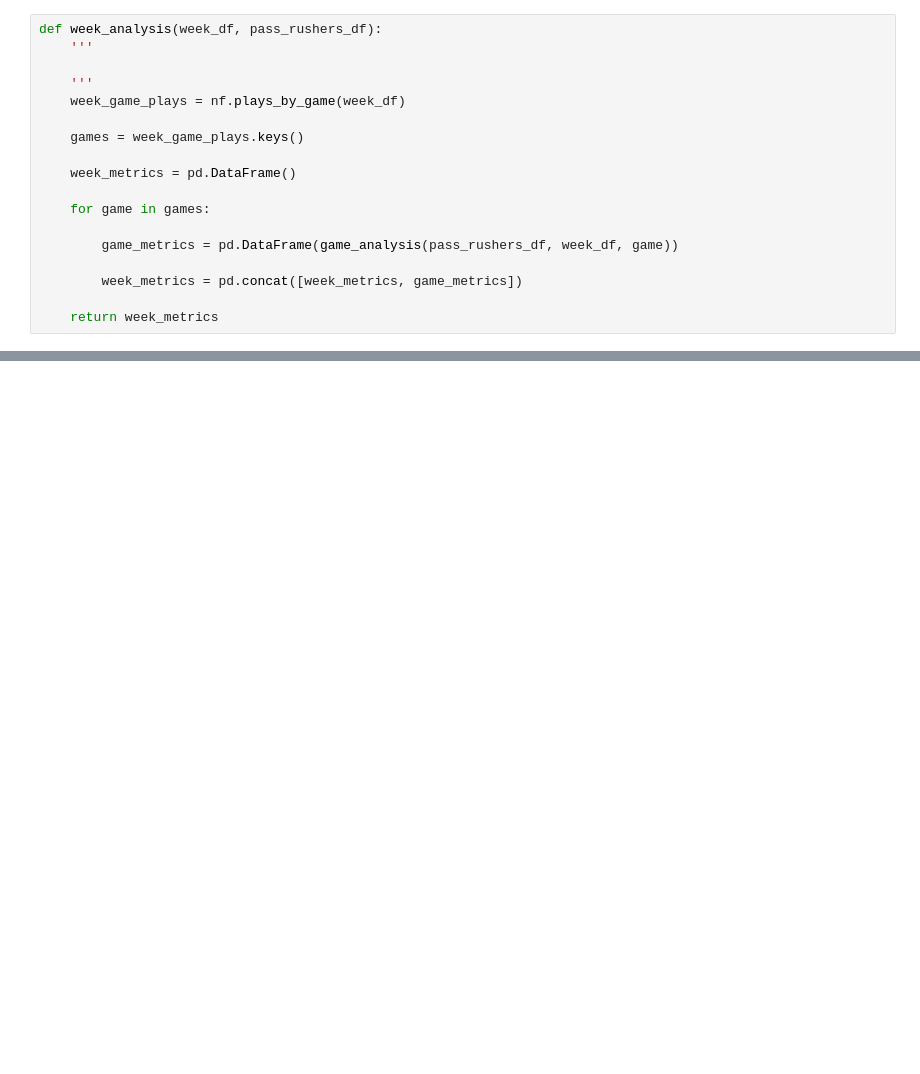
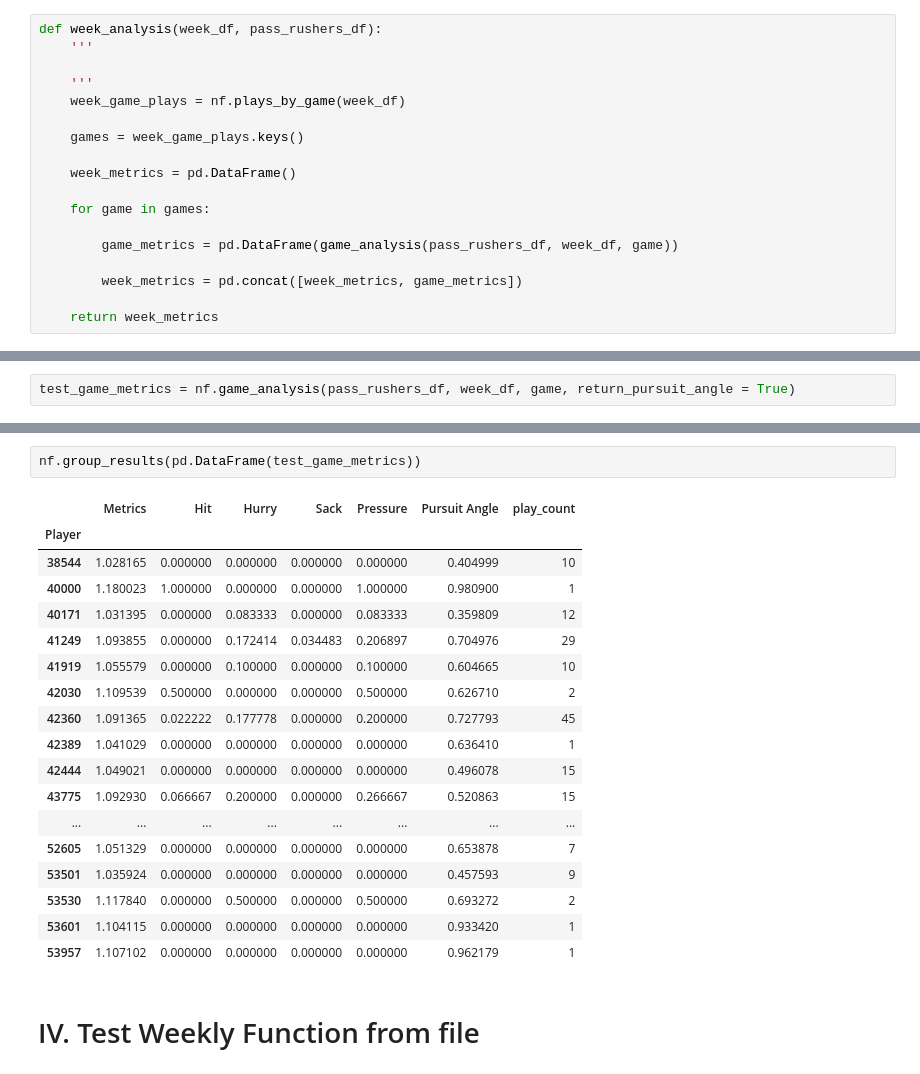
Before and after one commit to Miller-Ryan-1/nfl-linemen, a Jupyter notebook: passrush-efficiency_metric.ipynb, the cells around one changed output, grey strips where cells are left out. Saved outputs shown, nothing was run; the diff lists cells and outputs as text; blank space fills up the shorter version.

```diff
--- a/passrush-efficiency_metric.ipynb
+++ b/passrush-efficiency_metric.ipynb
@@ -888,0 +701,2 @@ nf.full_analysis(grouped = True)
+# %%
+test_game_metrics = nf.game_analysis(pass_rushers_df, week_df, game, return_pursuit_angle = True)
@@ -888,0 +719,23 @@ nf.full_analysis(grouped = True)
+# %%
+nf.group_results(pd.DataFrame(test_game_metrics))
+# %% [output]
+|  | Metrics | Hit | Hurry | Sack | Pressure | Pursuit Angle | play_count |
+| Player |  |  |  |  |  |  |  |
+| 38544 | 1.028165 | 0.000000 | 0.000000 | 0.000000 | 0.000000 | 0.404999 | 10 |
+| 40000 | 1.180023 | 1.000000 | 0.000000 | 0.000000 | 1.000000 | 0.980900 | 1 |
+| 40171 | 1.031395 | 0.000000 | 0.083333 | 0.000000 | 0.083333 | 0.359809 | 12 |
+| 41249 | 1.093855 | 0.000000 | 0.172414 | 0.034483 | 0.206897 | 0.704976 | 29 |
+| 41919 | 1.055579 | 0.000000 | 0.100000 | 0.000000 | 0.100000 | 0.604665 | 10 |
+| 42030 | 1.109539 | 0.500000 | 0.000000 | 0.000000 | 0.500000 | 0.626710 | 2 |
+| 42360 | 1.091365 | 0.022222 | 0.177778 | 0.000000 | 0.200000 | 0.727793 | 45 |
+| 42389 | 1.041029 | 0.000000 | 0.000000 | 0.000000 | 0.000000 | 0.636410 | 1 |
+| 42444 | 1.049021 | 0.000000 | 0.000000 | 0.000000 | 0.000000 | 0.496078 | 15 |
+| 43775 | 1.092930 | 0.066667 | 0.200000 | 0.000000 | 0.266667 | 0.520863 | 15 |
+| ... | ... | ... | ... | ... | ... | ... | ... |
+| 52605 | 1.051329 | 0.000000 | 0.000000 | 0.000000 | 0.000000 | 0.653878 | 7 |
+| 53501 | 1.035924 | 0.000000 | 0.000000 | 0.000000 | 0.000000 | 0.457593 | 9 |
+| 53530 | 1.117840 | 0.000000 | 0.500000 | 0.000000 | 0.500000 | 0.693272 | 2 |
+| 53601 | 1.104115 | 0.000000 | 0.000000 | 0.000000 | 0.000000 | 0.933420 | 1 |
+| 53957 | 1.107102 | 0.000000 | 0.000000 | 0.000000 | 0.000000 | 0.962179 | 1 |
+# %% [markdown]
+# IV. Test Weekly Function from file
```
Also changed, not shown: parts of 100 cells of this notebook, 1 other file.
